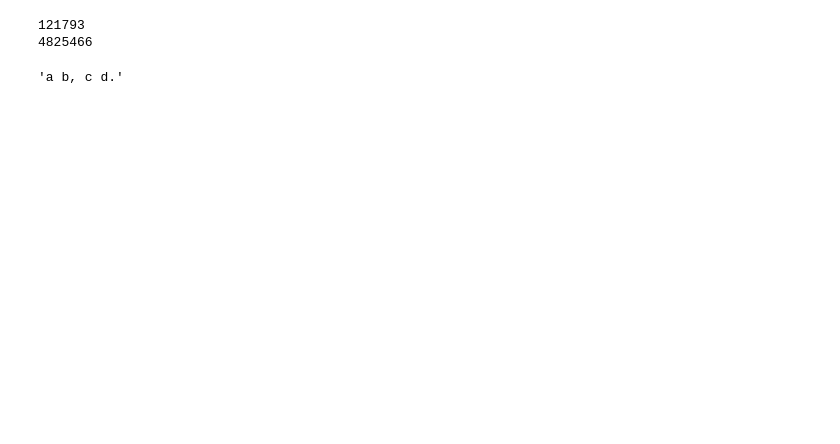
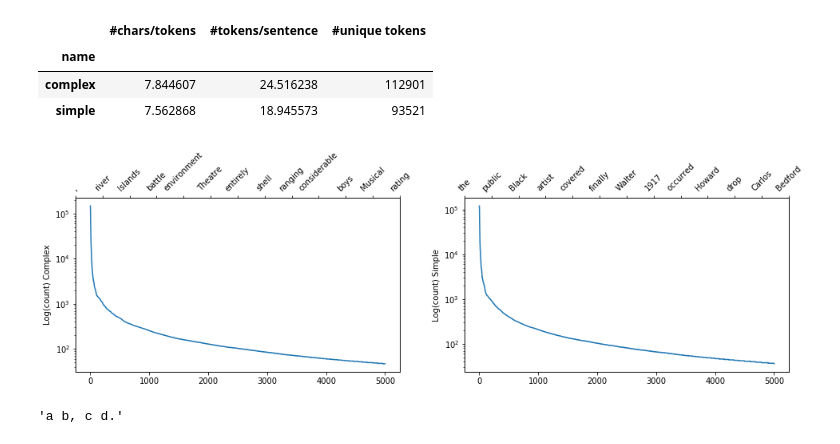
Before and after one commit to captainjtx/SimpleText, a Jupyter notebook: PWKP_Explore.ipynb, the cells around one changed output. Drawn from its saved outputs; the diff is of its cells as text; code cells hidden in the pictures; blank space fills up the shorter version.

```diff
--- a/PWKP_Explore.ipynb
+++ b/PWKP_Explore.ipynb
@@ -67,3 +82,0 @@ simple_sentences_tok = [tokenizer.tokenize(sent, return_str = True) for sent in
-# %%
-complex_tok_words = [word for sent in complex_sentences for word in tokenizer.tokenize(sent)]
-simple_tok_words = [word for sent in simple_sentences for word in tokenizer.tokenize(sent)]
@@ -72,9 +83,44 @@ fdist = nltk.FreqDist(complex_tok_words+simple_tok_words)
-# %%
-print(fdist.B())
-print(fdist.N())
-# %% [output]
-121793
-4825466
+# %%
+complex_fdist = nltk.FreqDist(complex_tok_words)
+simple_fdist = nltk.FreqDist(simple_tok_words)
+
+complex_chars = sum([len(word) for word in complex_fdist.keys()])
+simple_chars = sum([len(word) for word in simple_fdist.keys()])
+
+df = pd.DataFrame({'name': ['complex', 'simple'],
+                   '#tokens/sentence': [complex_fdist.N()/total_complex_sentences, simple_fdist.N()/total_simple_sentences],
+                   '#chars/tokens': [complex_chars/complex_fdist.B(), simple_chars/simple_fdist.B()],
+                   '#unique tokens': [complex_fdist.B(), simple_fdist.B()]})
+df.set_index('name')
+# %% [output]
+|  | #chars/tokens | #tokens/sentence | #unique tokens |
+| name |  |  |  |
+| complex | 7.844607 | 24.516238 | 112901 |
+| simple | 7.562868 | 18.945573 | 93521 |
+# %%
+plt.figure(figsize=(16, 4))
+N = 5000
+subIndex = range(0, N, 400)
+complex_freq_list = complex_fdist.most_common()
+simple_freq_list = simple_fdist.most_common()
+
+complex_words = [complex_freq_list[i][0] for i in subIndex]
+simple_words = [simple_freq_list[i][0] for i in subIndex]
+
+axe = plt.subplot(1,2,1)
+h1 = plt.plot(range(N), np.array([pair[1] for pair in complex_freq_list[:5000]]))
+plt.ylabel('Log(count) Complex')
+axe1 = axe.twiny()
+plt.xticks(subIndex, np.array(complex_words), rotation = 45)
+plt.yscale('log')
+axe = plt.subplot(1,2,2)
+h2 = plt.plot(range(N), np.array([pair[1] for pair in simple_freq_list[:5000]]))
+plt.ylabel('Log(count) Simple')
+axe1 = axe.twiny()
+plt.xticks(subIndex, np.array(simple_words), rotation = 45)
+plt.yscale('log')
+# %% [output]
+[figure, added]
 # %%
 corpus_file = 'data/PWKP/PWKP_108016.tok'
 
```
Also changed, not shown: parts of 16 cells of this notebook, 1 other file.
